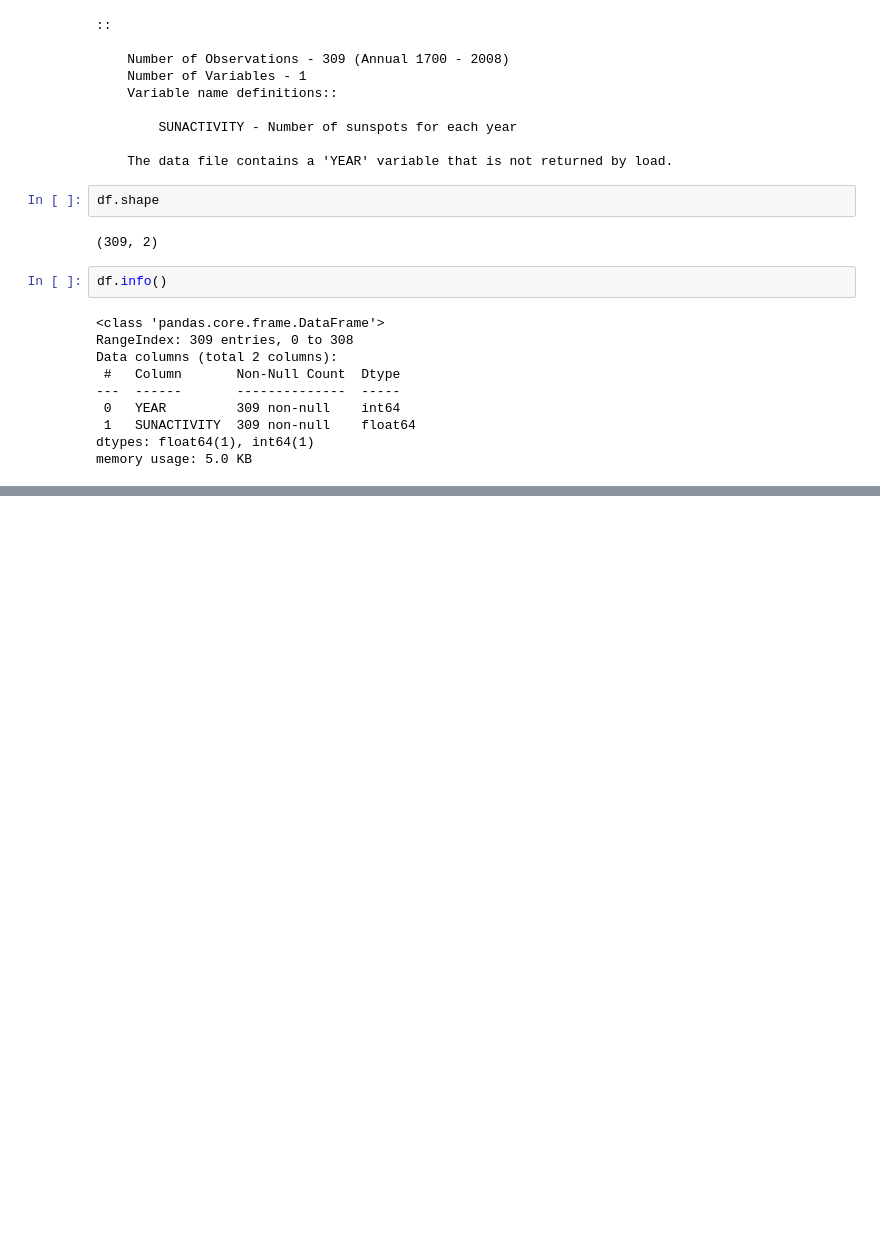
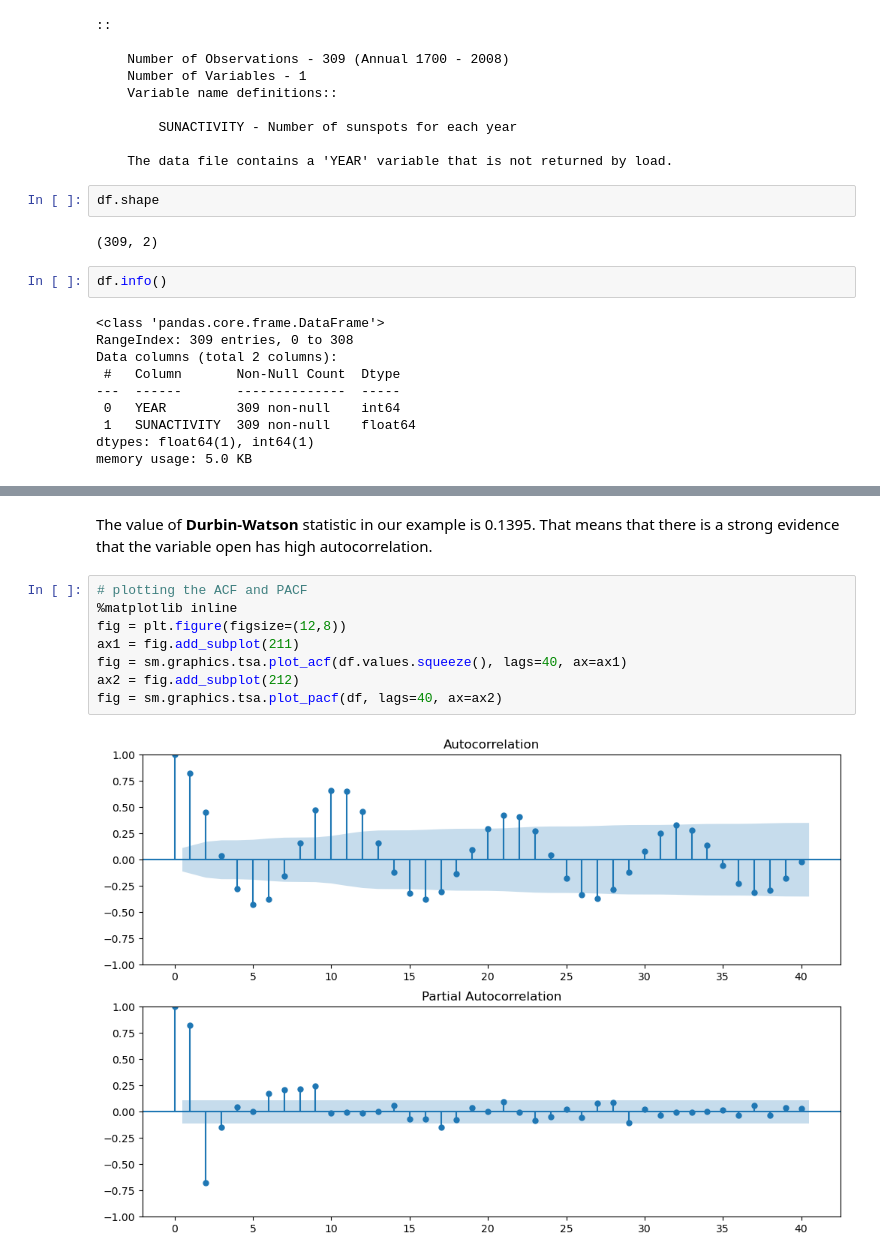
Before and after one commit to Takato-1887/Time_Series_-Analysis_Projects, a Jupyter notebook: Times_series_Project_1/Time_Series_Project1.ipynb, the cells around one changed output, grey strips where cells are left out. Saved outputs shown, nothing was run; the diff lists cells and outputs as text; blank space fills up the shorter version.

```diff
--- a/Times_series_Project_1/Time_Series_Project1.ipynb
+++ b/Times_series_Project_1/Time_Series_Project1.ipynb
@@ -53,0 +81,12 @@ memory usage: 5.0 KB
+# %% [markdown]
+The value of **Durbin-Watson** statistic in our example is 0.1395. That means that there is a strong evidence that the variable open has high autocorrelation.
+# %%
+# plotting the ACF and PACF
+%matplotlib inline
+fig = plt.figure(figsize=(12,8))
+ax1 = fig.add_subplot(211)
+fig = sm.graphics.tsa.plot_acf(df.values.squeeze(), lags=40, ax=ax1)
+ax2 = fig.add_subplot(212)
+fig = sm.graphics.tsa.plot_pacf(df, lags=40, ax=ax2)
+# %% [output]
+[figure, added]
```
Also changed, not shown: parts of 9 cells of this notebook.
